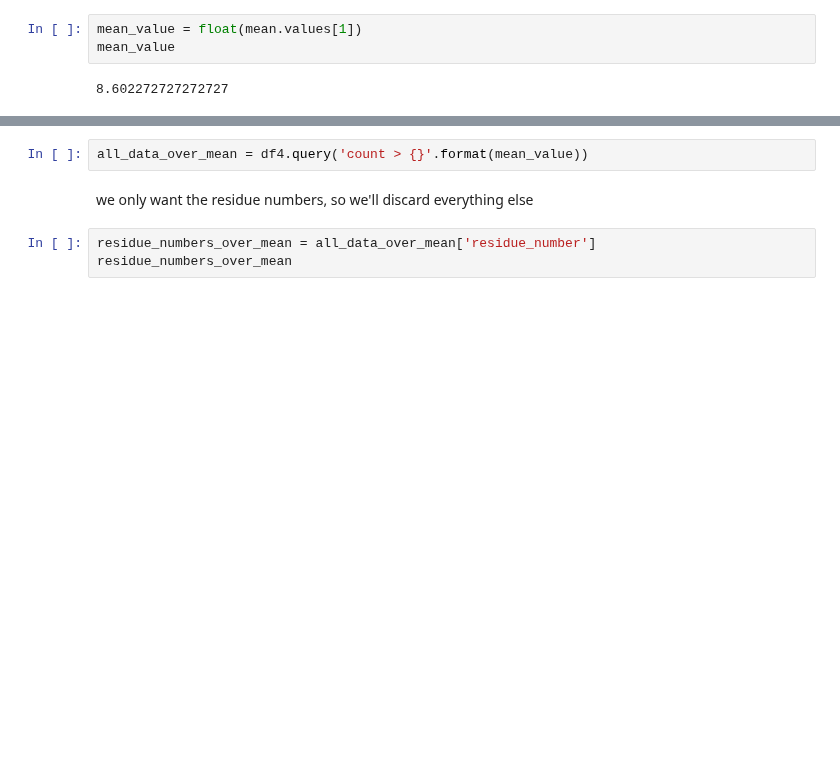
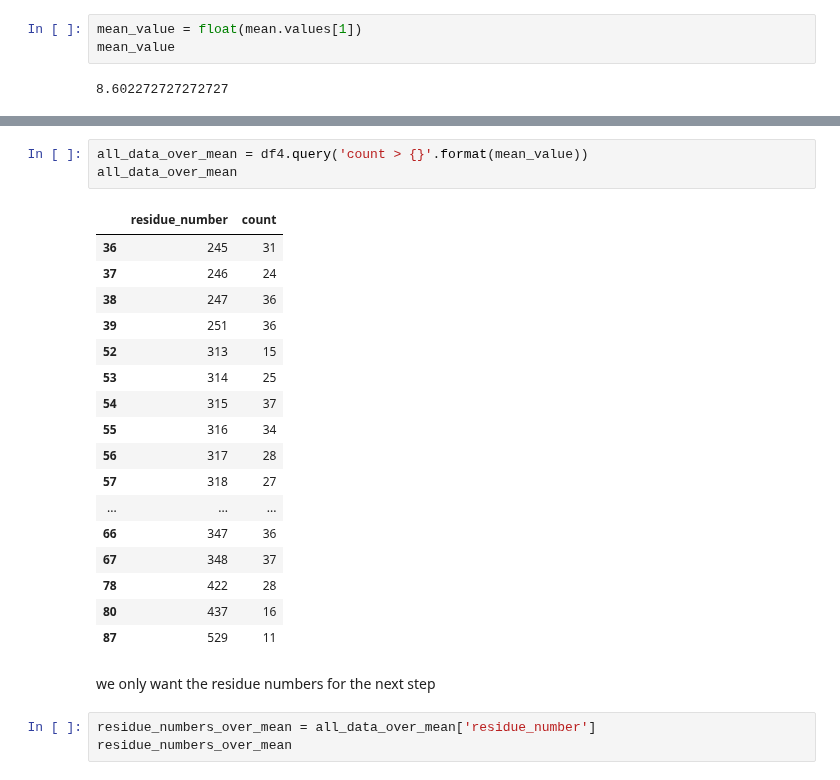
Before and after one commit to PDBeurope/pdbe-api-training, a Jupyter notebook: summer_school_2020/section3 - more information about UniProts.ipynb, the cells around one changed output, grey strips where cells are left out. Cells and saved outputs as stored; diff of their text form; blank space fills up the shorter version.

```diff
--- a/summer_school_2020/section3 - more information about UniProts.ipynb
+++ b/summer_school_2020/section3 - more information about UniProts.ipynb
@@ -153,7 +164,26 @@ What ligands interact with these residues?
 # %%
 all_data_over_mean = df4.query('count > {}'.format(mean_value))
+all_data_over_mean
+# %% [output]
+|  | residue_number | count |
+| 36 | 245 | 31 |
+| 37 | 246 | 24 |
+| 38 | 247 | 36 |
+| 39 | 251 | 36 |
+| 52 | 313 | 15 |
+| 53 | 314 | 25 |
+| 54 | 315 | 37 |
+| 55 | 316 | 34 |
+| 56 | 317 | 28 |
+| 57 | 318 | 27 |
+| ... | ... | ... |
+| 66 | 347 | 36 |
+| 67 | 348 | 37 |
+| 78 | 422 | 28 |
+| 80 | 437 | 16 |
+| 87 | 529 | 11 |
 # %% [markdown]
-we only want the residue numbers, so we'll discard everything else
+we only want the residue numbers for the next step
 # %%
 residue_numbers_over_mean = all_data_over_mean['residue_number']
 residue_numbers_over_mean
```
Also changed, not shown: parts of 20 cells of this notebook.
